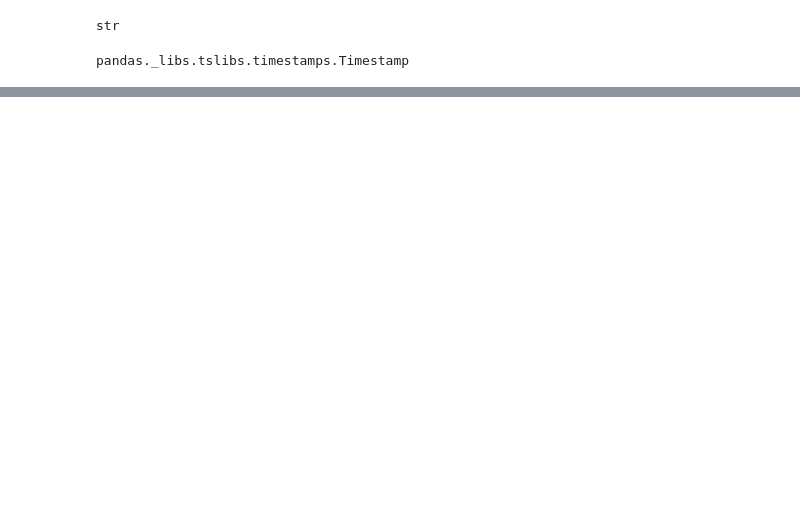
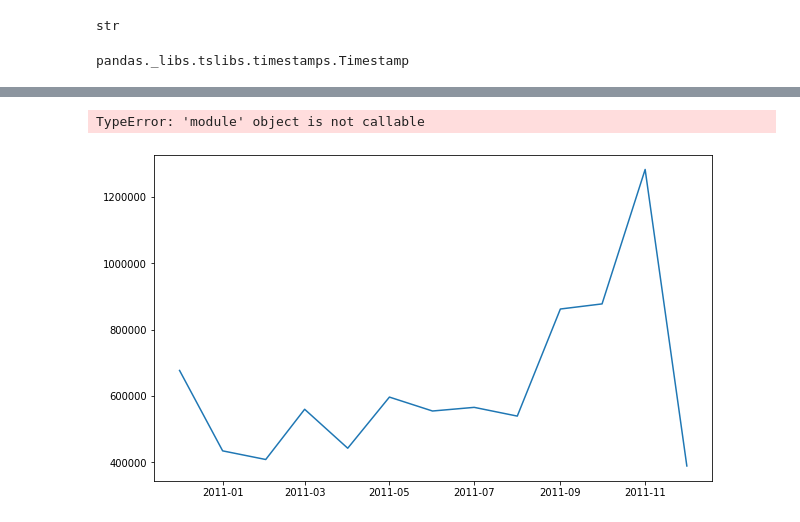
Before and after one commit to nonameforpirate/businessAnalysis, a Jupyter notebook: BusinessAnalysis.ipynb, the cells around one changed output, grey strips where cells are left out. Cells and saved outputs as stored; diff of their text form; code cells hidden in the pictures; blank space fills up the shorter version.

```diff
--- a/BusinessAnalysis.ipynb
+++ b/BusinessAnalysis.ipynb
@@ -782 +781,10 @@ uk_for_train.columns = ['ds','y']
+# %%
+df['Datetime'] = df.index
+melted_df = pd.melt(df, id_vars='Datetime', var_name='Security', value_name='Price')
+melted_df['Dummy'] = 0
+
+sns.tsplot(melted_df, time='Datetime', unit='Dummy', condition='Security', value='Price', ax=ax)
+# %% [output]
+TypeError: 'module' object is not callable
+[figure, added]
 # %%
```
Also changed, not shown: parts of 34 cells of this notebook.
